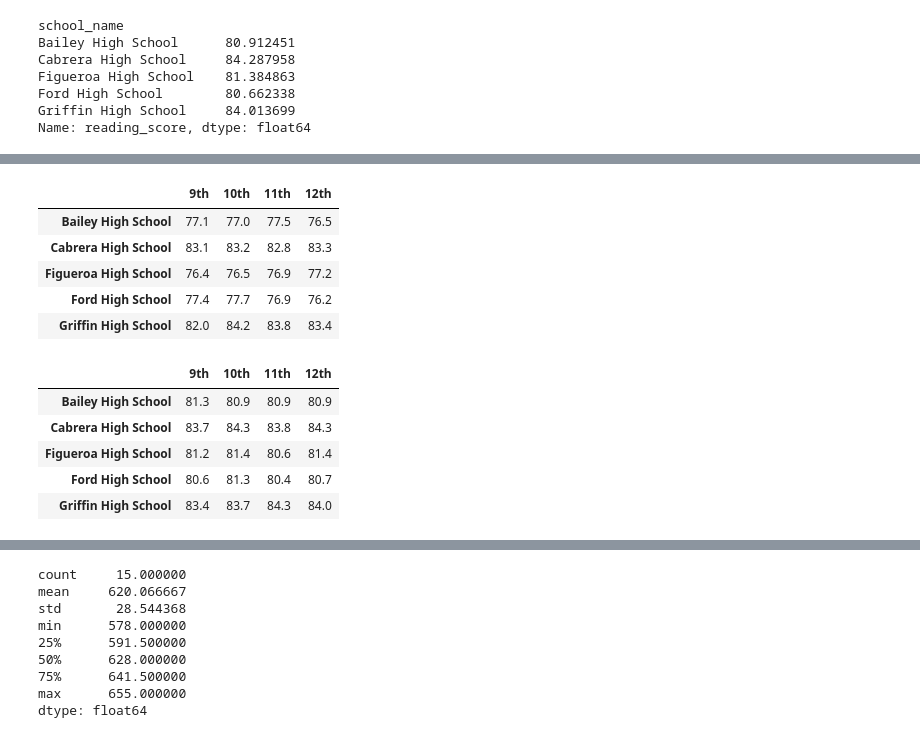
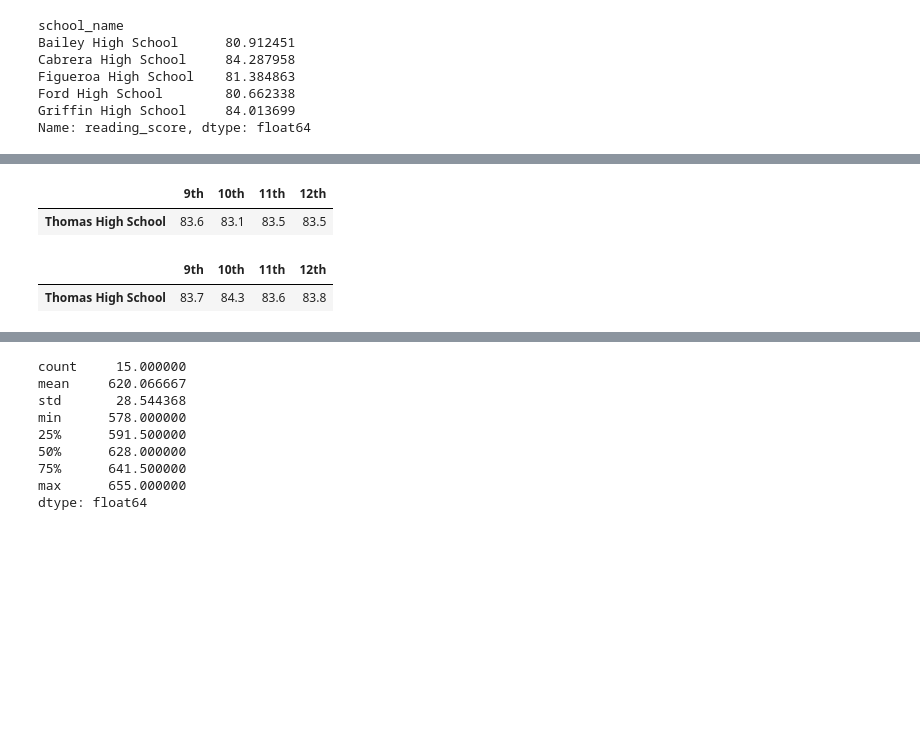
Before and after one commit to hankai26/School_District_Analysis, a Jupyter notebook: PyCitySchools.ipynb, the cells around one changed output, grey strips where cells are left out. Cells and saved outputs as stored; diff of their text form; code cells hidden in the pictures; blank space fills up the shorter version.

```diff
--- a/PyCitySchools.ipynb
+++ b/PyCitySchools.ipynb
@@ -905,28 +903,25 @@ reading_scores_by_grade.head()
 # %%
 # Format each grade column.
 math_scores_by_grade["9th"] = math_scores_by_grade["9th"].map("{:.1f}".format)
 
 math_scores_by_grade["10th"] = math_scores_by_grade["10th"].map("{:.1f}".format)
 
 math_scores_by_grade["11th"] = math_scores_by_grade["11th"].map("{:.1f}".format)
 
 math_scores_by_grade["12th"] = math_scores_by_grade["12th"].map("{:.1f}".format)
 
   # Make sure the columns are in the correct order.
 math_scores_by_grade = math_scores_by_grade[
                  ["9th", "10th", "11th", "12th"]]
 
   # Remove the index name.
 math_scores_by_grade.index.name = None
   # Display the DataFrame.
-math_scores_by_grade.head()
+#math_scores_by_grade.head()
+math_scores_by_grade.loc[["Thomas High School"]]
 # %% [output]
 |  | 9th | 10th | 11th | 12th |
-| Bailey High School | 77.1 | 77.0 | 77.5 | 76.5 |
-| Cabrera High School | 83.1 | 83.2 | 82.8 | 83.3 |
-| Figueroa High School | 76.4 | 76.5 | 76.9 | 77.2 |
-| Ford High School | 77.4 | 77.7 | 76.9 | 76.2 |
-| Griffin High School | 82.0 | 84.2 | 83.8 | 83.4 |
+| Thomas High School | 83.6 | 83.1 | 83.5 | 83.5 |
 # %%
 # Format each grade column.
 reading_scores_by_grade["9th"] = reading_scores_by_grade["9th"].map("{:,.1f}".format)
@@ -944,14 +939,11 @@ reading_scores_by_grade = reading_scores_by_grade[
   # Remove the index name.
 reading_scores_by_grade.index.name = None
   # Display the data frame.
-reading_scores_by_grade.head()
+#reading_scores_by_grade.head()
+reading_scores_by_grade.loc[["Thomas High School"]]
 # %% [output]
 |  | 9th | 10th | 11th | 12th |
-| Bailey High School | 81.3 | 80.9 | 80.9 | 80.9 |
-| Cabrera High School | 83.7 | 84.3 | 83.8 | 84.3 |
-| Figueroa High School | 81.2 | 81.4 | 80.6 | 81.4 |
-| Ford High School | 80.6 | 81.3 | 80.4 | 80.7 |
-| Griffin High School | 83.4 | 83.7 | 84.3 | 84.0 |
+| Thomas High School | 83.7 | 84.3 | 83.6 | 83.8 |
 # %%
 per_school_capita
 # %% [output]
```
Also changed, not shown: parts of 5 cells of this notebook, 12 other files.
